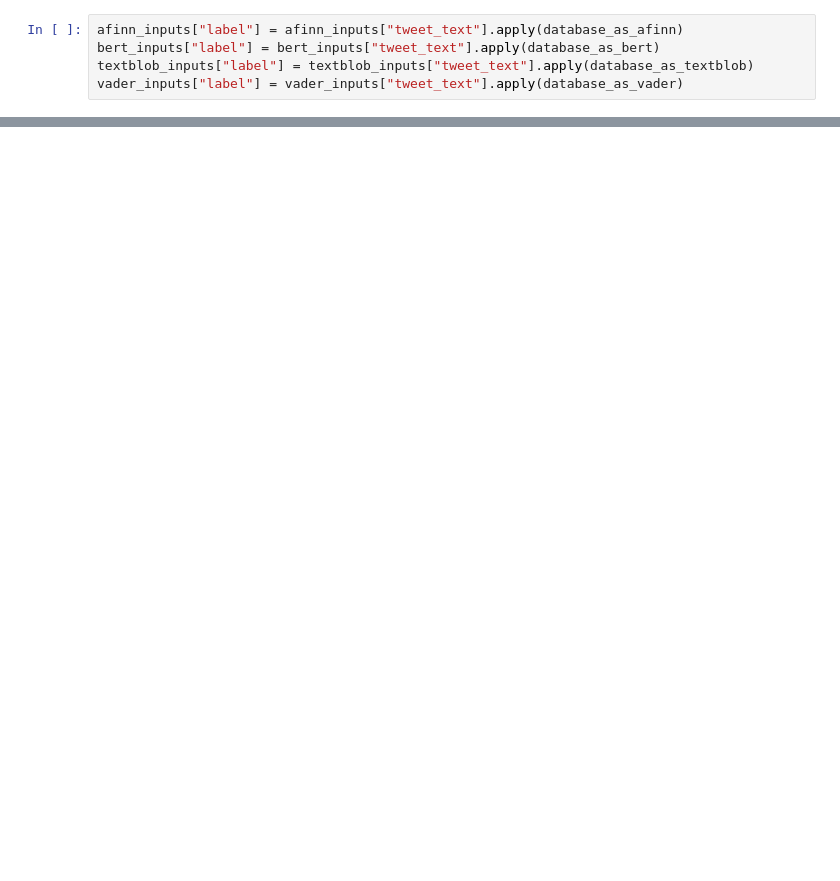
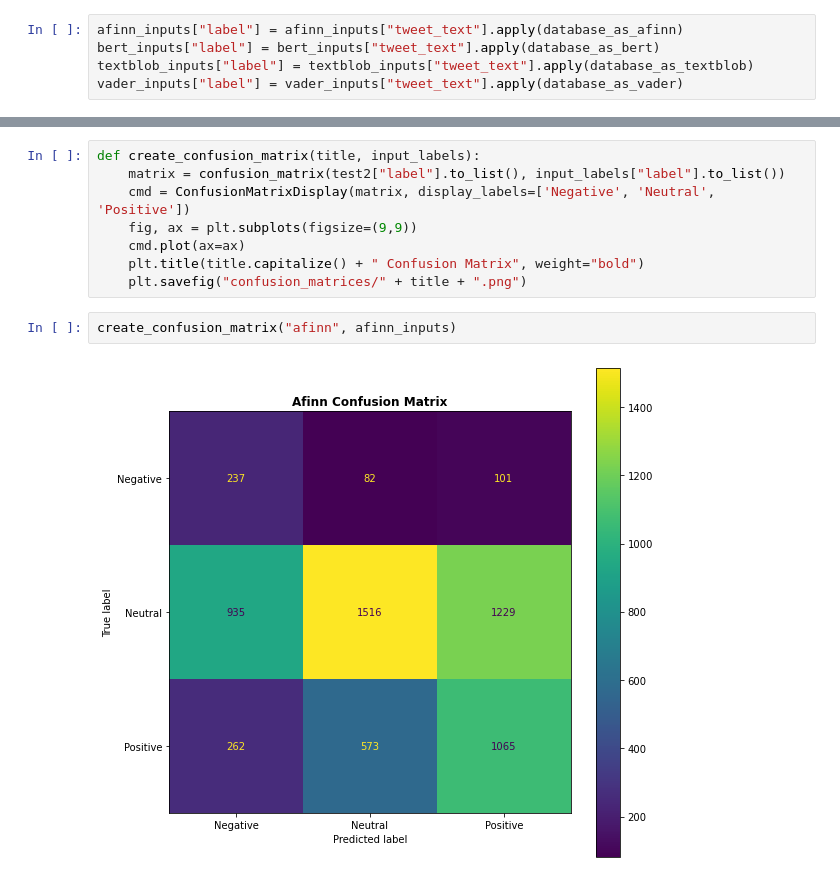
Before and after one commit to craigd00/topic-sentiment-across-sn, a Jupyter notebook: src/evaluation_of_libraries.ipynb, the cells around one changed output, grey strips where cells are left out. Cells and saved outputs as stored; diff of their text form; blank space fills up the shorter version.

Commit message:
Accuracy of models and confusion matrix against kaggle dataset

```diff
--- a/src/evaluation_of_libraries.ipynb
+++ b/src/evaluation_of_libraries.ipynb
@@ -264,0 +60,12 @@ TypeError: run_and_term() takes 2 positional arguments but 4 were given
+# %%
+def create_confusion_matrix(title, input_labels):
+    matrix = confusion_matrix(test2["label"].to_list(), input_labels["label"].to_list())
+    cmd = ConfusionMatrixDisplay(matrix, display_labels=['Negative', 'Neutral', 'Positive'])
+    fig, ax = plt.subplots(figsize=(9,9))
+    cmd.plot(ax=ax)
+    plt.title(title.capitalize() + " Confusion Matrix", weight="bold")
+    plt.savefig("confusion_matrices/" + title + ".png")
+# %%
+create_confusion_matrix("afinn", afinn_inputs)
+# %% [output]
+[figure, added]
```
Also changed, not shown: parts of 44 cells of this notebook, 6 other files.
